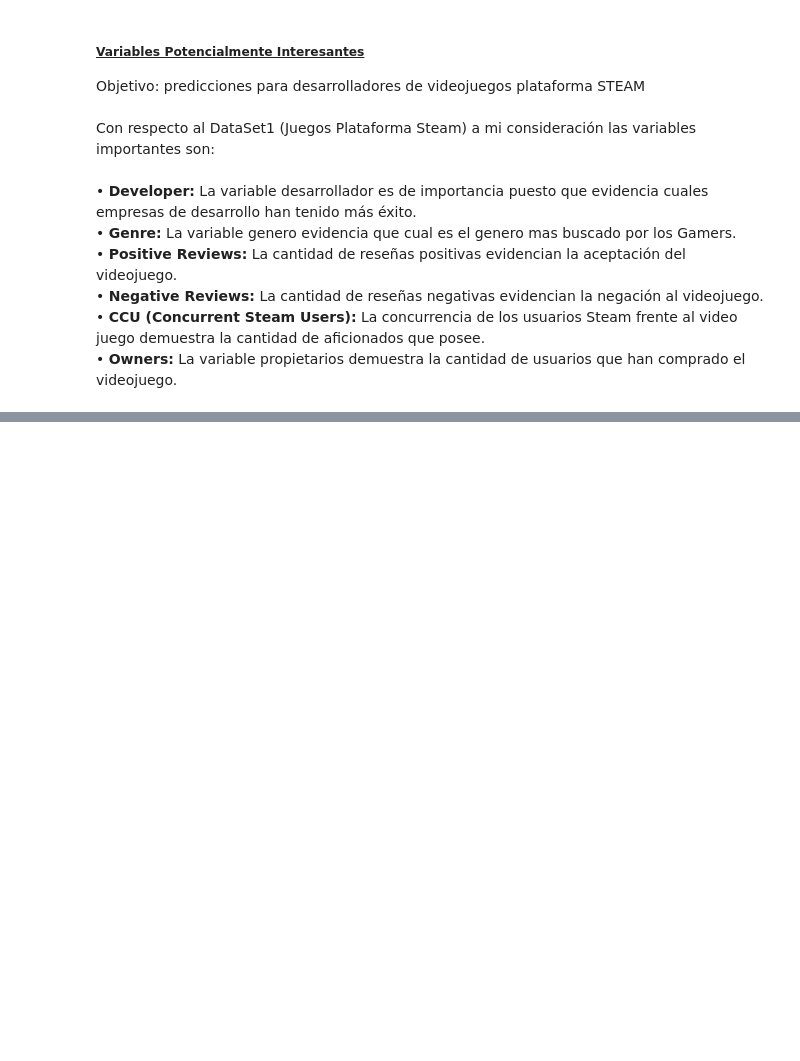
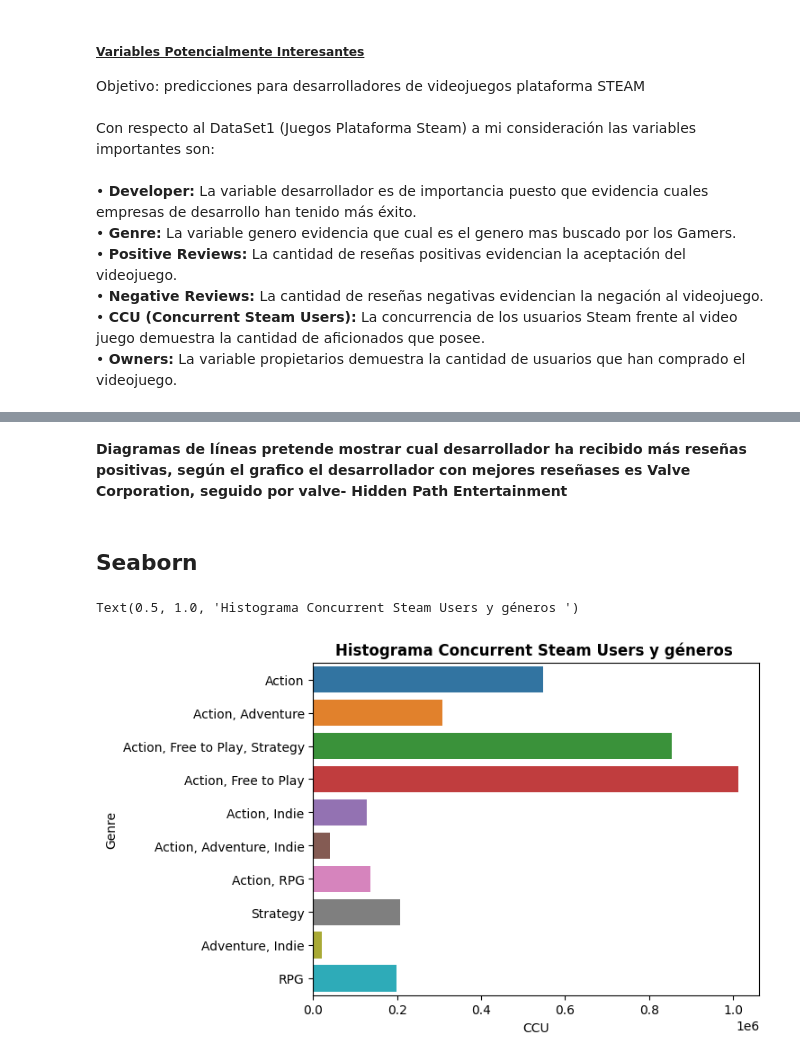
Before and after one commit to JuanC-Pythonista/-Actividad_1-Eleccion_de_Potenciales_DataSets, a Jupyter notebook: Actividad2-Visualizaciones_en_Python.ipynb, the cells around one changed output, grey strips where cells are left out. Cells and saved outputs as stored; diff of their text form; code cells hidden in the pictures; blank space fills up the shorter version.

```diff
--- a/Actividad2-Visualizaciones_en_Python.ipynb
+++ b/Actividad2-Visualizaciones_en_Python.ipynb
@@ -54,0 +98,7 @@ Con respecto al DataSet1 (Juegos Plataforma Steam) a mi consideración las varia
+# %%
+#Se realiza el segundo GroupBy y Sort ahora con la variable Genre y se realiza una sumatoria para ver los valores
+#unificados, por otro lado, se ordenan de manera descendente con la variable Owners y finalmente se muestra la
+#tabla agrupada y ordenada
+DataSetSum1=DataSet.groupby(['Genre'],sort = False).sum()
+DataSetSort1=DataSetSum1.sort_values('Owners', ascending=False)
+DataSetSort1.head(5)
@@ -54,0 +146,11 @@ Con respecto al DataSet1 (Juegos Plataforma Steam) a mi consideración las varia
+# %% [markdown]
+<p class="text-justify"><b>Diagramas de líneas pretende mostrar cual desarrollador ha recibido más reseñas positivas, según el grafico el desarrollador con mejores reseñases es Valve Corporation, seguido por valve- Hidden Path Entertainment</p>
+# %% [markdown]
+<h2><b>Seaborn</b></h2>
+# %%
+#Se realiza el primer grafico por medio de la librería SeaBorn, este corresponde a un histograma
+sns.barplot(data=DataSetSort1.head(10), x="CCU", y=DataSetSort1.head(10).index)
+plt.title('Histograma Concurrent Steam Users y géneros ', size=12,fontweight="bold")
+# %% [output]
+Text(0.5, 1.0, 'Histograma Concurrent Steam Users y géneros ')
+[figure, added]
```
Also changed, not shown: parts of 19 cells of this notebook, 1 other file.
